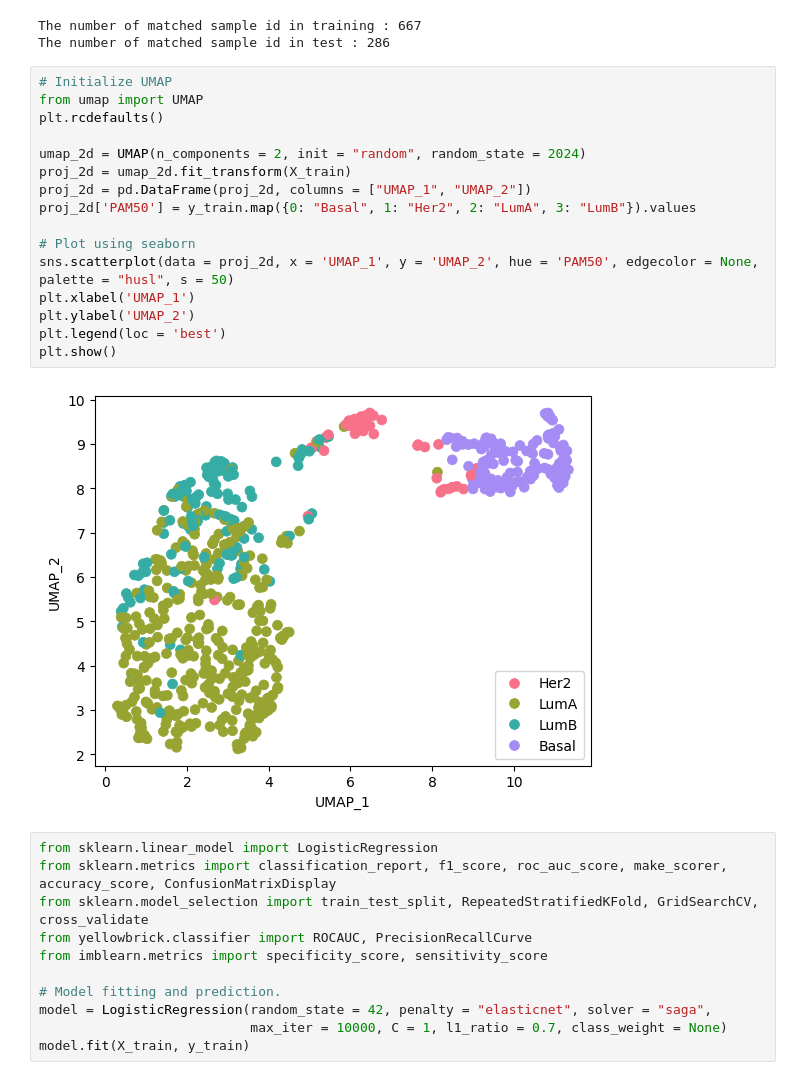
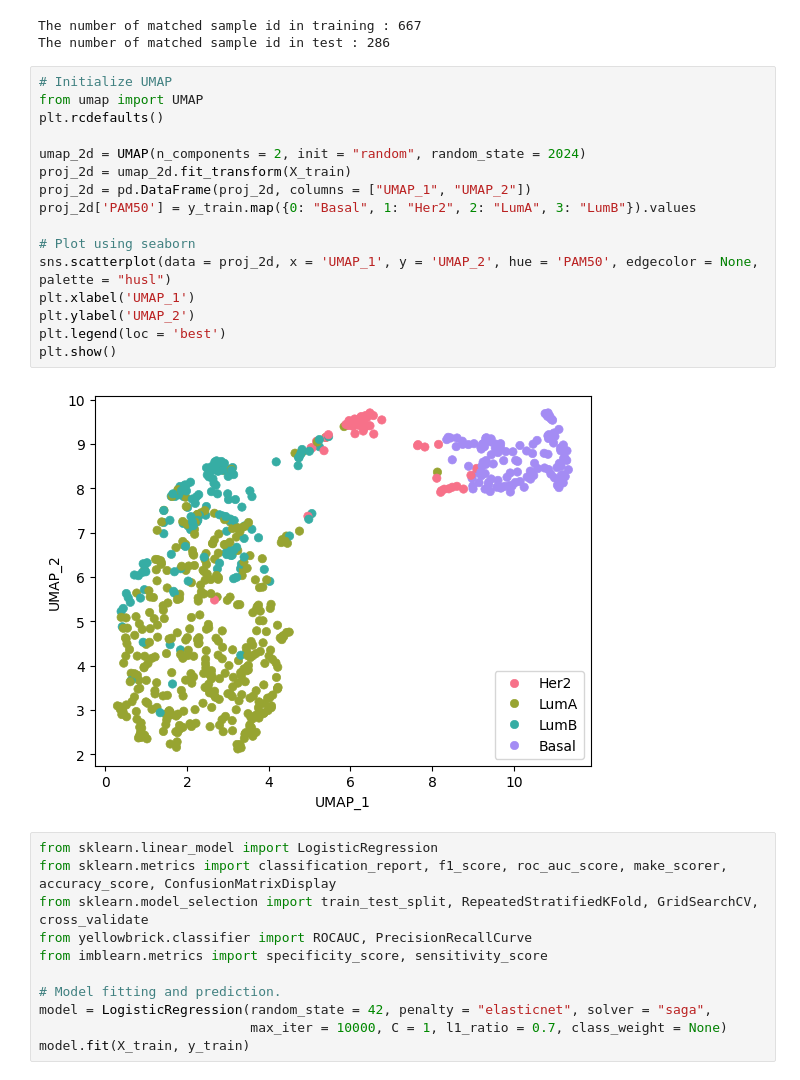
Before and after one commit to jeong2624/ML_BRCA-subtype, a Jupyter notebook: External_validation/LR_retrained_TCGA-BRCA.ipynb, the cells around one changed output. Cells and saved outputs as stored; diff of their text form.

```diff
--- a/External_validation/LR_retrained_TCGA-BRCA.ipynb
+++ b/External_validation/LR_retrained_TCGA-BRCA.ipynb
@@ -140,21 +140,21 @@ The number of matched sample id in test : 286
 # %%
 # Initialize UMAP
 from umap import UMAP
 plt.rcdefaults()
 
 umap_2d = UMAP(n_components = 2, init = "random", random_state = 2024)
 proj_2d = umap_2d.fit_transform(X_train)
 proj_2d = pd.DataFrame(proj_2d, columns = ["UMAP_1", "UMAP_2"])
 proj_2d['PAM50'] = y_train.map({0: "Basal", 1: "Her2", 2: "LumA", 3: "LumB"}).values
 
 # Plot using seaborn
-sns.scatterplot(data = proj_2d, x = 'UMAP_1', y = 'UMAP_2', hue = 'PAM50', edgecolor = None, palette = "husl", s = 50)
+sns.scatterplot(data = proj_2d, x = 'UMAP_1', y = 'UMAP_2', hue = 'PAM50', edgecolor = None, palette = "husl")
 plt.xlabel('UMAP_1')
 plt.ylabel('UMAP_2')
 plt.legend(loc = 'best')
 plt.show()
 # %% [output]
-[figure, old version]
+[figure, new version]
 # %%
 from sklearn.linear_model import LogisticRegression
 from sklearn.metrics import classification_report, f1_score, roc_auc_score, make_scorer, accuracy_score, ConfusionMatrixDisplay
```
